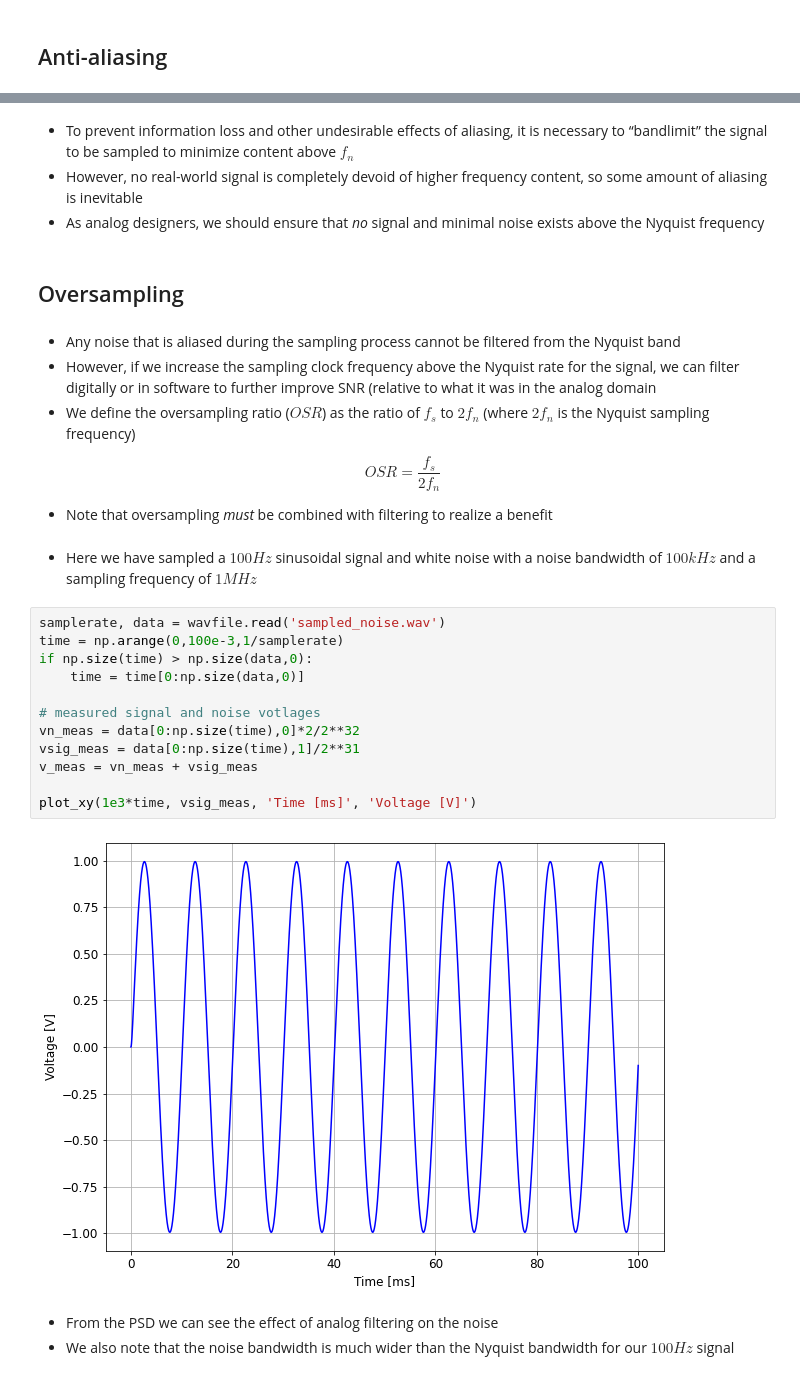
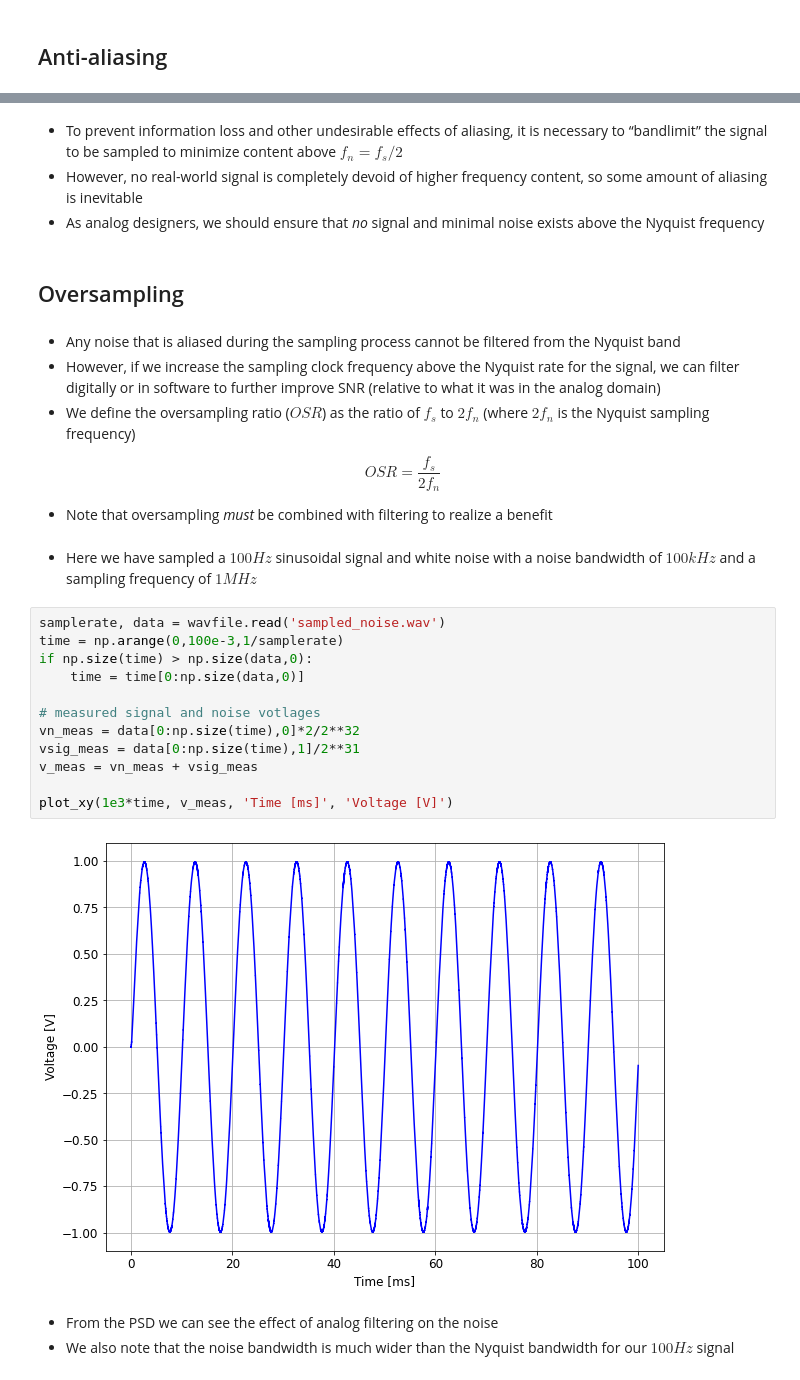
Before and after one commit to uw-analog/ee538-autumn2020, a Jupyter notebook: Lecture/2020_12_03_EE538_Lecture9.ipynb, the cells around one changed output, grey strips where cells are left out. Saved outputs shown, nothing was run; the diff lists cells and outputs as text.

```diff
--- a/Lecture/2020_12_03_EE538_Lecture9.ipynb
+++ b/Lecture/2020_12_03_EE538_Lecture9.ipynb
@@ -518,14 +522,14 @@ np.sqrt(np.sum(en_2_sampled))
 # %% [markdown]
 <center><img src="img/spectrum_with_anti_aliasing.png" width=500/></center>
 # %% [markdown]
- - To prevent information loss and other undesirable effects of aliasing, it is necessary to “bandlimit” the signal to be sampled to minimize content above $f_n$
+ - To prevent information loss and other undesirable effects of aliasing, it is necessary to “bandlimit” the signal to be sampled to minimize content above $f_n = f_s/2$
  - However, no real-world signal is completely devoid of higher frequency content, so some amount of aliasing is inevitable
  - As analog designers, we should ensure that *no* signal and minimal noise exists above the Nyquist frequency
 # %% [markdown]
 ## Oversampling
 # %% [markdown]
  - Any noise that is aliased during the sampling process cannot be filtered from the Nyquist band
- - However, if we increase the sampling clock frequency above the Nyquist rate for the signal, we can filter digitally or in software to further improve SNR (relative to what it was in the analog domain
+ - However, if we increase the sampling clock frequency above the Nyquist rate for the signal, we can filter digitally or in software to further improve SNR (relative to what it was in the analog domain)
  -  We define the oversampling ratio ($OSR$) as the ratio of $f_s$ to $2f_n$ (where $2f_n$ is the Nyquist sampling frequency)
 
 $$ OSR = \dfrac{f_s}{2f_n} $$
@@ -536,17 +540,17 @@ $$ OSR = \dfrac{f_s}{2f_n} $$
 # %%
 samplerate, data = wavfile.read('sampled_noise.wav')
 time = np.arange(0,100e-3,1/samplerate)
 if np.size(time) > np.size(data,0):
     time = time[0:np.size(data,0)]
 
 # measured signal and noise votlages
 vn_meas = data[0:np.size(time),0]*2/2**32
 vsig_meas = data[0:np.size(time),1]/2**31
 v_meas = vn_meas + vsig_meas
 
-plot_xy(1e3*time, vsig_meas, 'Time [ms]', 'Voltage [V]')
+plot_xy(1e3*time, v_meas, 'Time [ms]', 'Voltage [V]')
 # %% [output]
-[figure, old version]
+[figure, new version]
 # %% [markdown]
  - From the PSD we can see the effect of analog filtering on the noise
  - We also note that the noise bandwidth is much wider than the Nyquist bandwidth for our $100Hz$ signal
```
Also changed, not shown: parts of 18 cells of this notebook.
